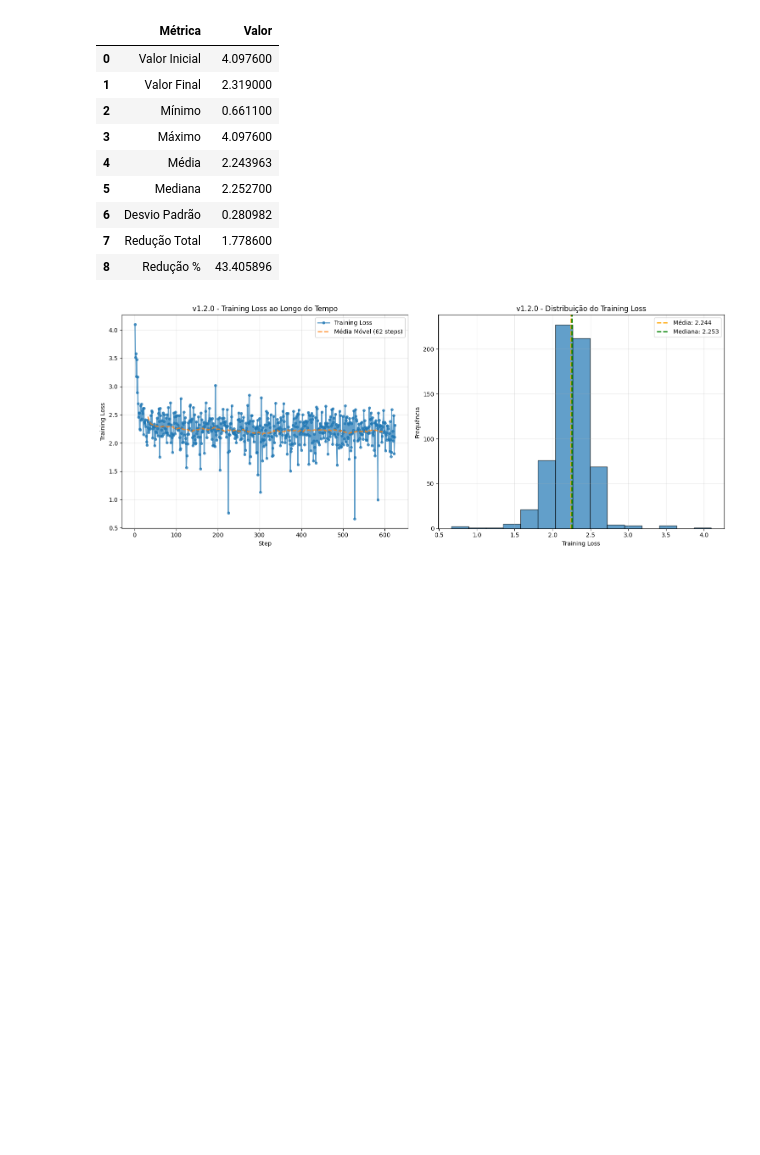
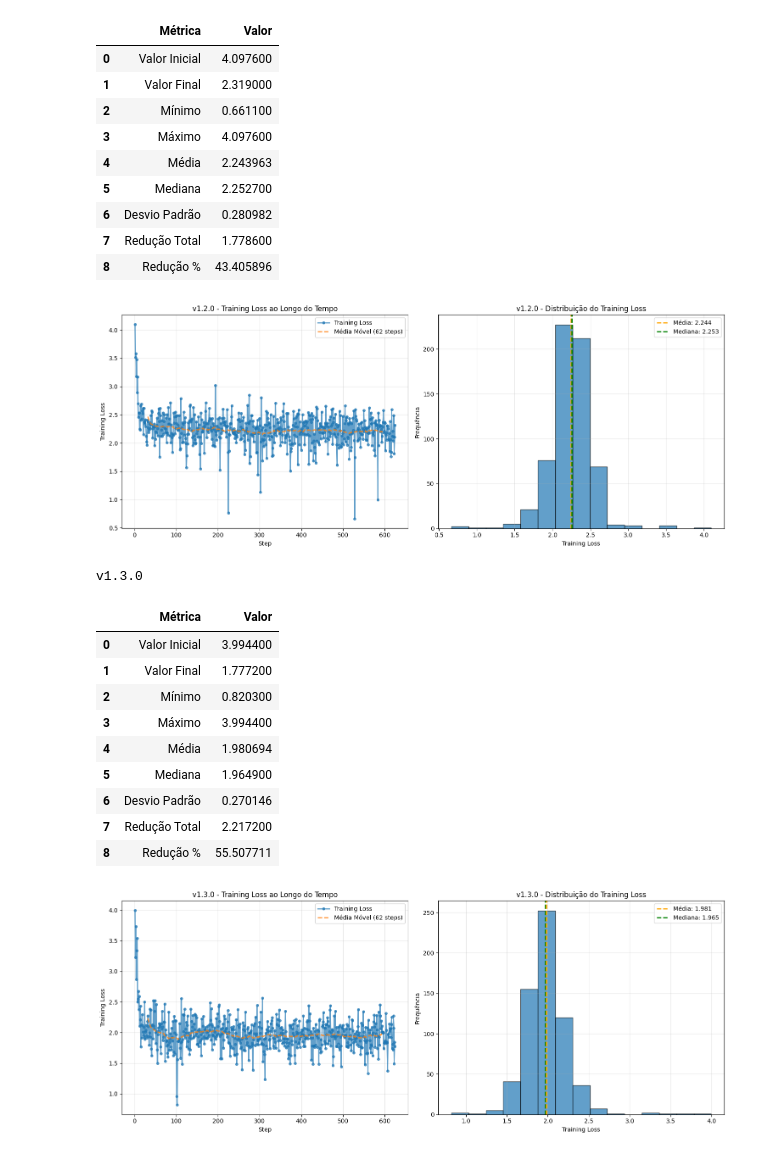
Before and after one commit to umtaldejr/IADT-Fase-3, a Jupyter notebook: metrics_analysis.ipynb, the cells around one changed output. Cells and saved outputs as stored; diff of their text form; code cells hidden in the pictures; blank space fills up the shorter version.

Commit message:
Enhance dataset processing and metrics analysis with new conversation patterns and metrics for version 1.3.0

```diff
--- a/metrics_analysis.ipynb
+++ b/metrics_analysis.ipynb
@@ -163,3 +163,18 @@ v1.2.0
 | 7 | Redução Total | 1.778600 |
 | 8 | Redução % | 43.405896 |
 [figure]
+# %%
+df_v110, summary_v110 = analyze_version("v1.3.0")
+# %% [output]
+v1.3.0
+|  | Métrica | Valor |
+| 0 | Valor Inicial | 3.994400 |
+| 1 | Valor Final | 1.777200 |
+| 2 | Mínimo | 0.820300 |
+| 3 | Máximo | 3.994400 |
+| 4 | Média | 1.980694 |
+| 5 | Mediana | 1.964900 |
+| 6 | Desvio Padrão | 0.270146 |
+| 7 | Redução Total | 2.217200 |
+| 8 | Redução % | 55.507711 |
+[figure, added]
```
Also changed, not shown: 3 other files.
